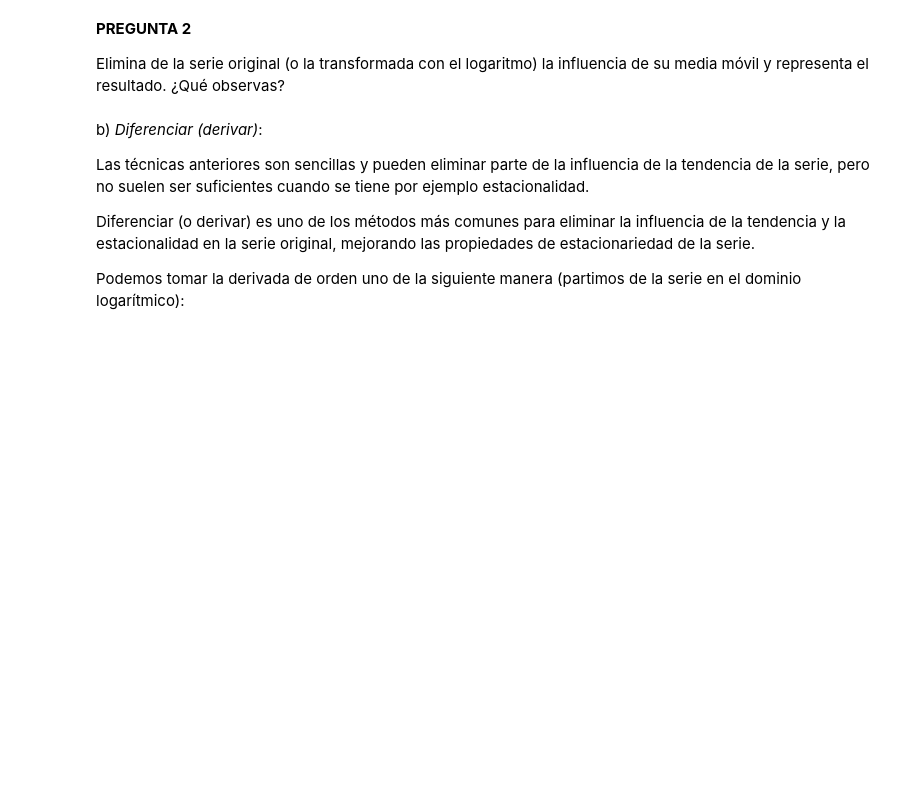
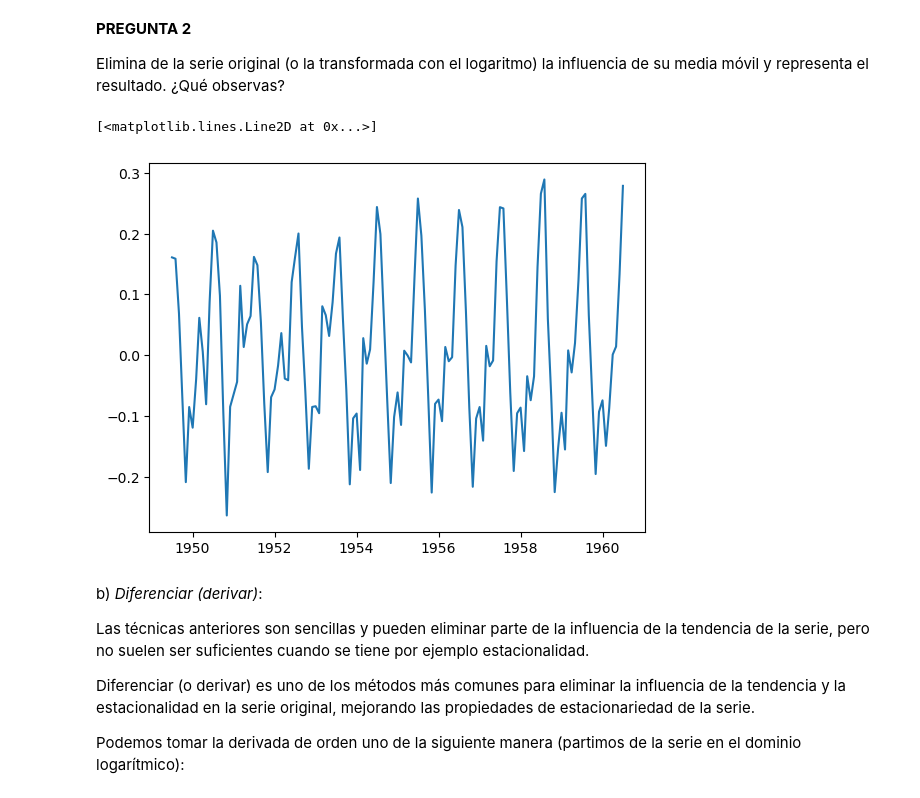
Before and after one commit to JosepDorronsoro/practicas3segundocuatri, a Jupyter notebook: tsst/TSST_P5_Ivan_Dominguez/PR5_TSST.ipynb, the cells around one changed output. Cells and saved outputs as stored; diff of their text form; code cells hidden in the pictures; blank space fills up the shorter version.

```diff
--- a/tsst/TSST_P5_Ivan_Dominguez/PR5_TSST.ipynb
+++ b/tsst/TSST_P5_Ivan_Dominguez/PR5_TSST.ipynb
@@ -125,6 +158,25 @@ Ten en cuenta, que esto implicará que para calcular la media de las primeras mu
 **PREGUNTA 2**
 
 Elimina de la serie original (o la transformada con el logaritmo) la influencia de su media móvil y representa el resultado. ¿Qué observas?
+# %%
+# Definimos la ventana (window) para la media móvil.
+ventana = 12
+
+# 1. Calcular la media móvil
+media_movil = data_log.rolling(window=ventana, center=True).mean()
+
+# 2. Eliminar la influencia de la media móvil (Modelo Aditivo / Serie Logarítmica)
+serie_sin_media_movil = data_log - media_movil
+
+# Nota: Al hacer esto, los primeros y últimos valores serán NaN (nulos)
+# debido a la ventana móvil.
+serie_sin_media_movil = serie_sin_media_movil.dropna()
+
+# Graficamos:
+plt.plot(serie_sin_media_movil)
+# %% [output]
+[<matplotlib.lines.Line2D at 0x...>]
+[figure, added]
 # %% [markdown]
 b) *Diferenciar (derivar)*:
 
```
Also changed, not shown: parts of 29 cells of this notebook.
